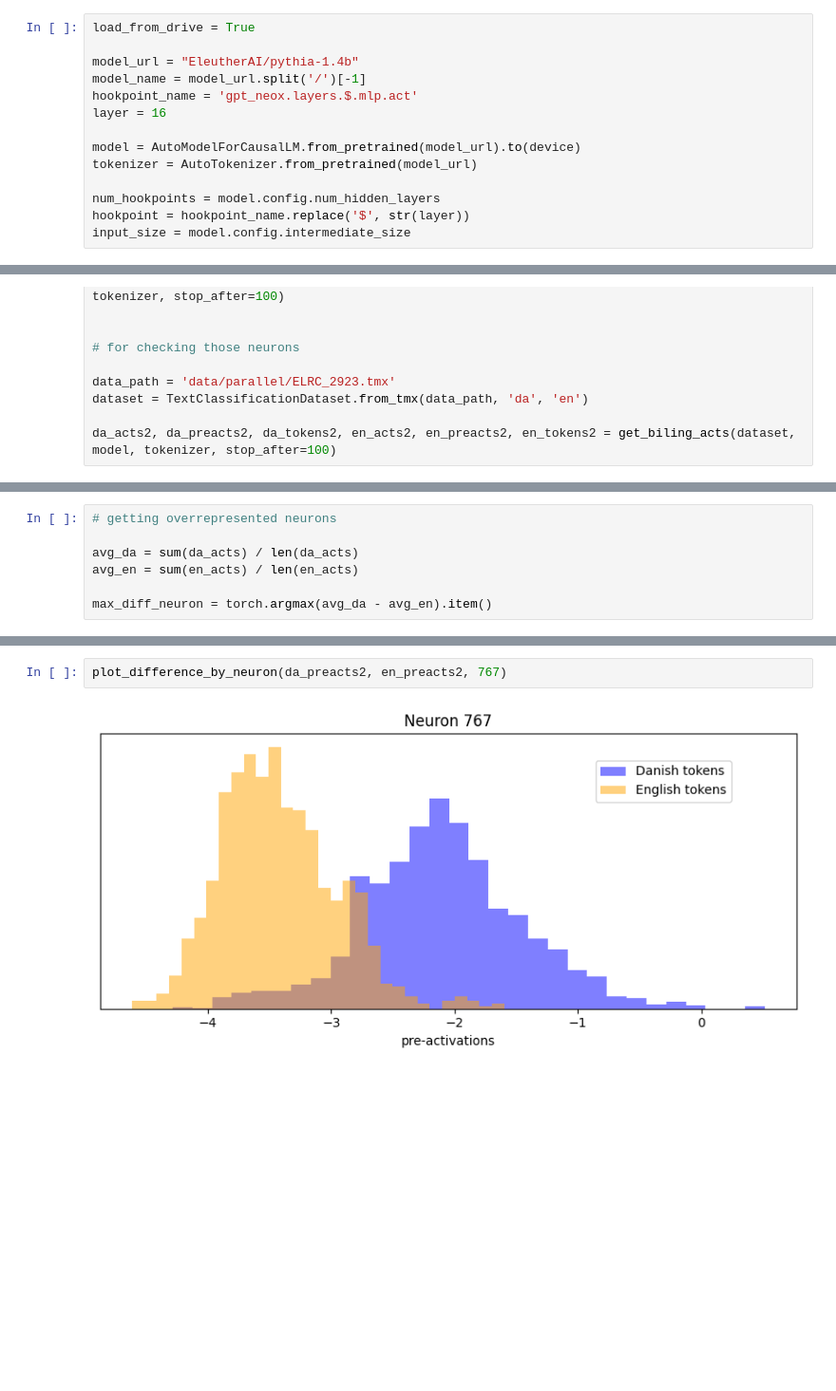
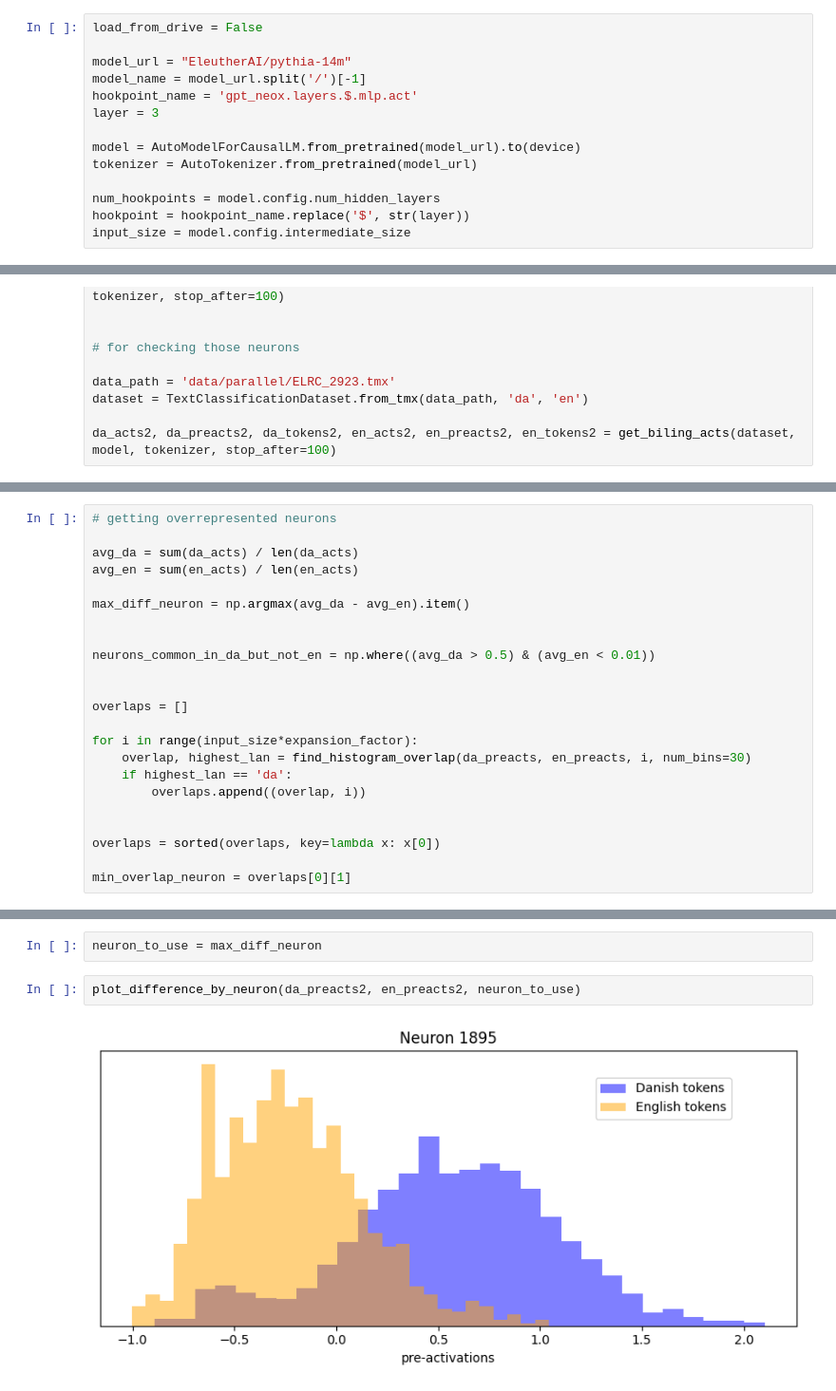
Before and after one commit to MarkusSibbesen/mechinterp_research_project, a Jupyter notebook: analyzing_sparse_autoencoders.ipynb, the cells around one changed output, grey strips where cells are left out. Shown at 95% size. Cells and saved outputs as stored; diff of their text form; blank space fills up the shorter version.

```diff
--- a/analyzing_sparse_autoencoders.ipynb
+++ b/analyzing_sparse_autoencoders.ipynb
@@ -65,12 +47,12 @@ from src.dataset_handling import TextClassificationDataset
 from src.utils import get_activations_and_labels, get_hidden_activations
 from src.sparse_autoencoders import SAE_topk
 # %%
-load_from_drive = True
+load_from_drive = False
 
-model_url = "EleutherAI/pythia-1.4b"
+model_url = "EleutherAI/pythia-14m"
 model_name = model_url.split('/')[-1]
 hookpoint_name = 'gpt_neox.layers.$.mlp.act'
-layer = 16
+layer = 3
 
 model = AutoModelForCausalLM.from_pretrained(model_url).to(device)
 tokenizer = AutoTokenizer.from_pretrained(model_url)
@@ -277,4 +267,20 @@ get_characteristic_tokens
 avg_da = sum(da_acts) / len(da_acts)
 avg_en = sum(en_acts) / len(en_acts)
 
-max_diff_neuron = torch.argmax(avg_da - avg_en).item()
+max_diff_neuron = np.argmax(avg_da - avg_en).item()
+
+
+neurons_common_in_da_but_not_en = np.where((avg_da > 0.5) & (avg_en < 0.01))
+
+
+overlaps = []
+
+for i in range(input_size*expansion_factor):
+    overlap, highest_lan = find_histogram_overlap(da_preacts, en_preacts, i, num_bins=30)
+    if highest_lan == 'da':
+        overlaps.append((overlap, i))
+
+
+overlaps = sorted(overlaps, key=lambda x: x[0])
+
+min_overlap_neuron = overlaps[0][1]
@@ -373,7 +287,9 @@ plot_difference_by_neuron(da_preacts, en_preacts, 26335)
+# %%
+neuron_to_use = max_diff_neuron
 # %%
-plot_difference_by_neuron(da_preacts2, en_preacts2, 767)
+plot_difference_by_neuron(da_preacts2, en_preacts2, neuron_to_use)
 # %% [output]
-[figure, old version]
+[figure, new version]
 # %%
 begin_at = 0
 
```
Also changed, not shown: parts of 21 cells of this notebook.
